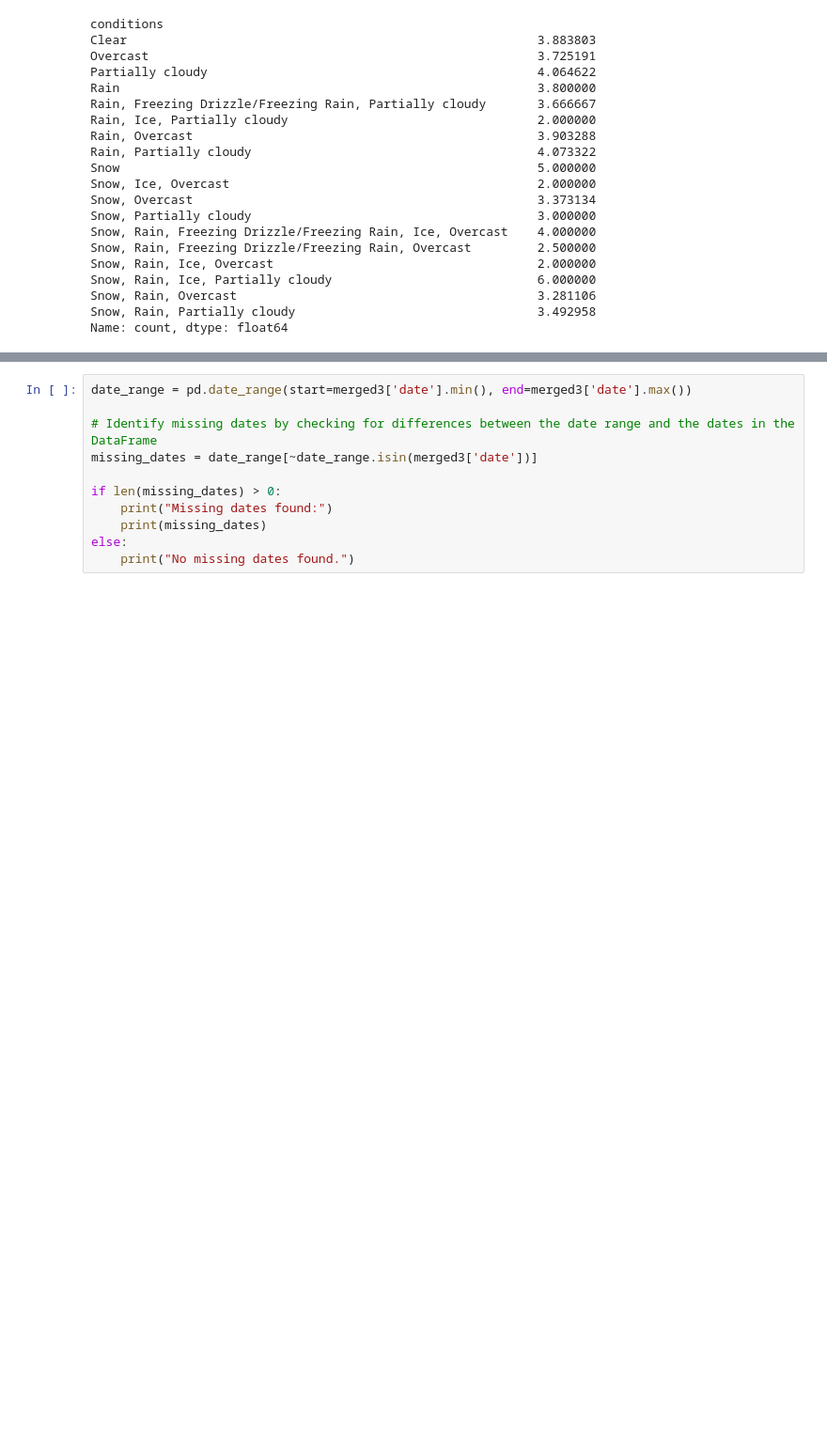
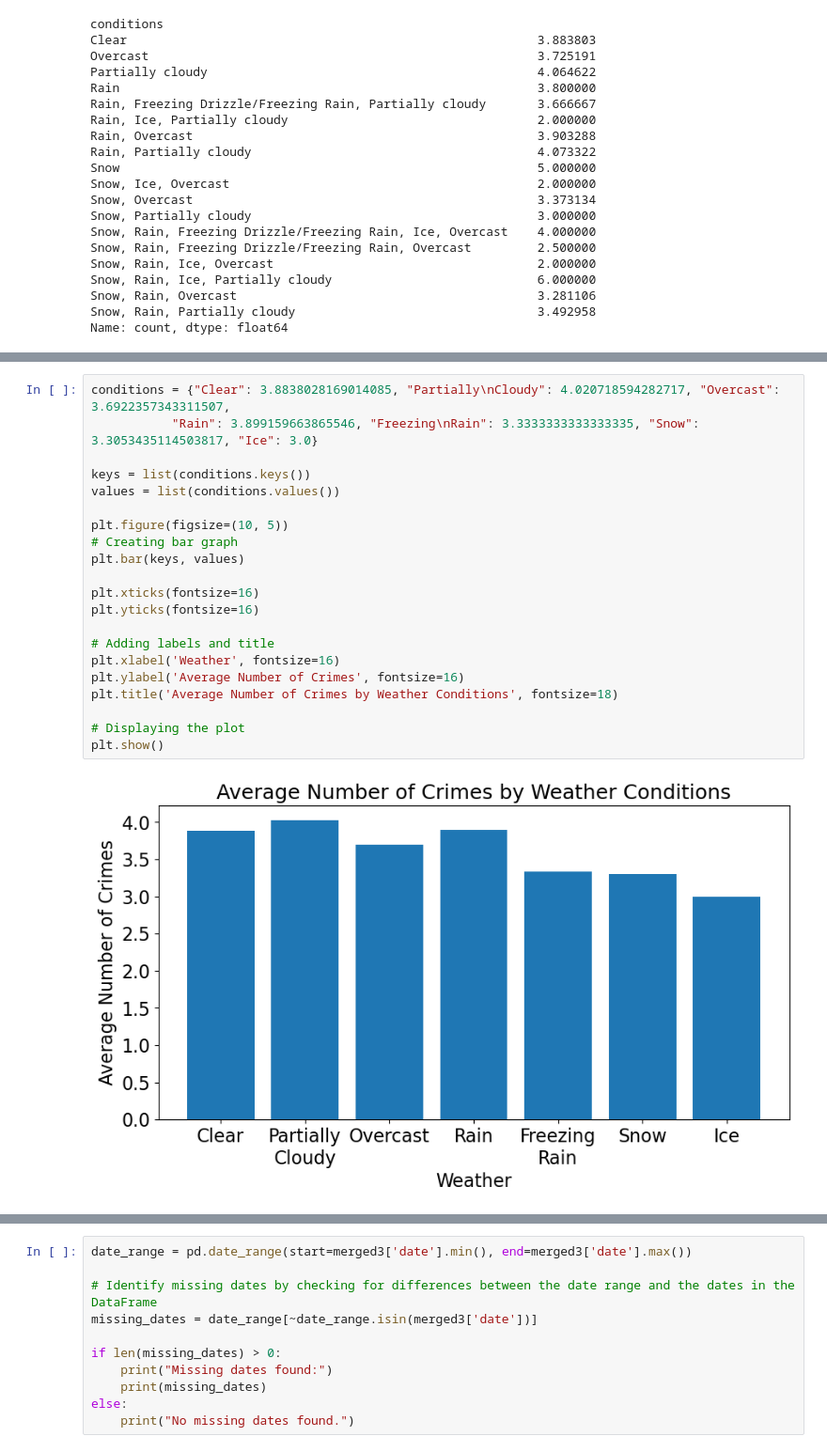
Before and after one commit to camilla47/CrimeCaseStudy, a Jupyter notebook: daisy.ipynb, the cells around one changed output, grey strips where cells are left out. Shown at 94% size. Saved outputs shown, nothing was run; the diff lists cells and outputs as text; blank space fills up the shorter version.

```diff
--- a/daisy.ipynb
+++ b/daisy.ipynb
@@ -588,0 +636,23 @@ Name: count, dtype: float64
+# %%
+conditions = {"Clear": 3.8838028169014085, "Partially\nCloudy": 4.020718594282717, "Overcast": 3.6922357343311507,
+           "Rain": 3.899159663865546, "Freezing\nRain": 3.3333333333333335, "Snow": 3.3053435114503817, "Ice": 3.0}
+
+keys = list(conditions.keys())
+values = list(conditions.values())
+
+plt.figure(figsize=(10, 5))
+# Creating bar graph
+plt.bar(keys, values)
+
+plt.xticks(fontsize=16)
+plt.yticks(fontsize=16)
+
+# Adding labels and title
+plt.xlabel('Weather', fontsize=16)
+plt.ylabel('Average Number of Crimes', fontsize=16)
+plt.title('Average Number of Crimes by Weather Conditions', fontsize=18)
+
+# Displaying the plot
+plt.show()
+# %% [output]
+[figure, added]
```
Also changed, not shown: parts of 36 cells of this notebook.
